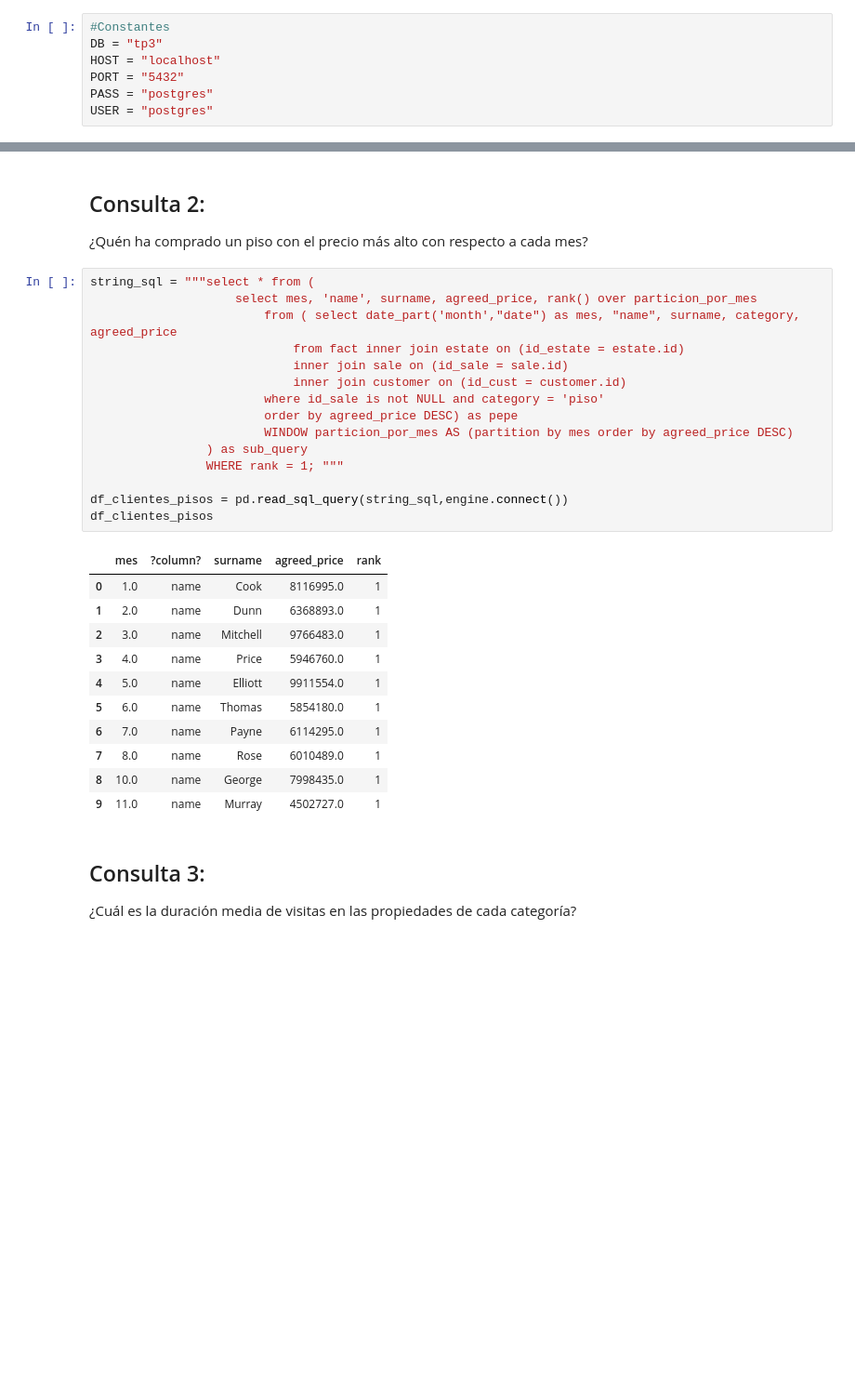
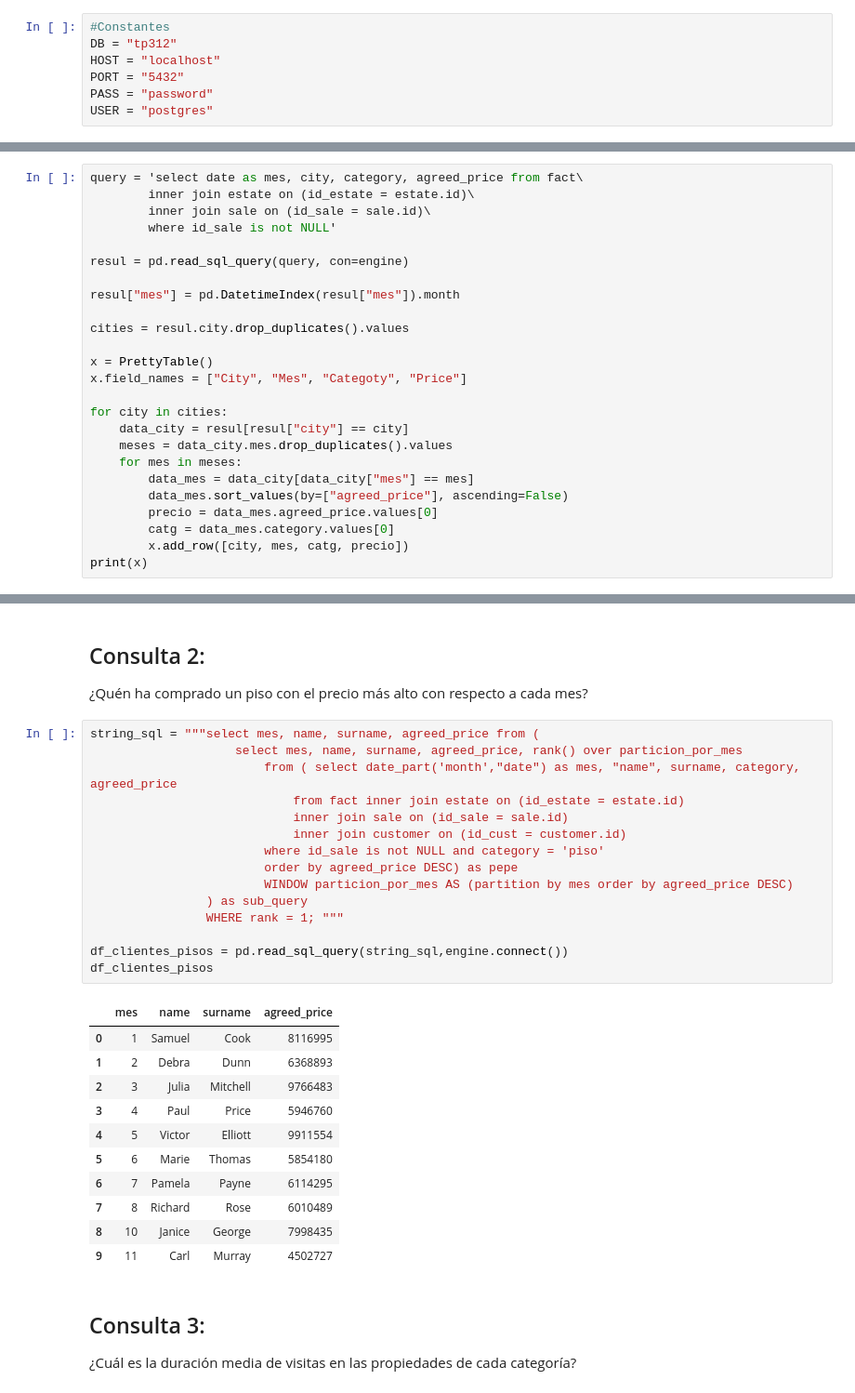
Before and after one commit to rhuincalef/dss_2016, a Jupyter notebook: TP3/Resolución - Punto1.2.ipynb, the cells around one changed output, grey strips where cells are left out. Shown at 93% size. Saved outputs shown, nothing was run; the diff lists cells and outputs as text; blank space fills up the shorter version.

```diff
--- a/TP3/Resolución - Punto1.2.ipynb
+++ b/TP3/Resolución - Punto1.2.ipynb
@@ -7,9 +8,9 @@ from sqlalchemy import exc
 # %%
 #Constantes
-DB = "tp3"
+DB = "tp312"
 HOST = "localhost"
 PORT = "5432"
-PASS = "postgres"
+PASS = "password"
 USER = "postgres"
 # %% [markdown]
 # Diagrama de DW  - Inmobiliaria
@@ -112,0 +112,25 @@ no funciono
+# %%
+query = 'select date as mes, city, category, agreed_price from fact\
+        inner join estate on (id_estate = estate.id)\
+        inner join sale on (id_sale = sale.id)\
+        where id_sale is not NULL'
+
+resul = pd.read_sql_query(query, con=engine)
+
+resul["mes"] = pd.DatetimeIndex(resul["mes"]).month
+
+cities = resul.city.drop_duplicates().values
+
+x = PrettyTable()
+x.field_names = ["City", "Mes", "Categoty", "Price"]
+
+for city in cities:
+    data_city = resul[resul["city"] == city]
+    meses = data_city.mes.drop_duplicates().values
+    for mes in meses:
+        data_mes = data_city[data_city["mes"] == mes]
+        data_mes.sort_values(by=["agreed_price"], ascending=False)
+        precio = data_mes.agreed_price.values[0]
+        catg = data_mes.category.values[0]
+        x.add_row([city, mes, catg, precio])
+print(x)
@@ -114,32 +156,32 @@ no funciono
 ## Consulta 2:
 ¿Quén ha comprado un piso con el precio más alto con respecto a cada mes?
 # %%
-string_sql = """select * from (
-                    select mes, 'name', surname, agreed_price, rank() over particion_por_mes
+string_sql = """select mes, name, surname, agreed_price from (
+                    select mes, name, surname, agreed_price, rank() over particion_por_mes
                         from ( select date_part('month',"date") as mes, "name", surname, category, agreed_price
                             from fact inner join estate on (id_estate = estate.id)
                             inner join sale on (id_sale = sale.id)
                             inner join customer on (id_cust = customer.id)
                         where id_sale is not NULL and category = 'piso'
                         order by agreed_price DESC) as pepe
                         WINDOW particion_por_mes AS (partition by mes order by agreed_price DESC)
                 ) as sub_query
                 WHERE rank = 1; """
 
 df_clientes_pisos = pd.read_sql_query(string_sql,engine.connect())
 df_clientes_pisos
 # %% [output]
-|  | mes | ?column? | surname | agreed_price | rank |
-| 0 | 1.0 | name | Cook | 8116995.0 | 1 |
-| 1 | 2.0 | name | Dunn | 6368893.0 | 1 |
-| 2 | 3.0 | name | Mitchell | 9766483.0 | 1 |
-| 3 | 4.0 | name | Price | 5946760.0 | 1 |
-| 4 | 5.0 | name | Elliott | 9911554.0 | 1 |
-| 5 | 6.0 | name | Thomas | 5854180.0 | 1 |
-| 6 | 7.0 | name | Payne | 6114295.0 | 1 |
-| 7 | 8.0 | name | Rose | 6010489.0 | 1 |
-| 8 | 10.0 | name | George | 7998435.0 | 1 |
-| 9 | 11.0 | name | Murray | 4502727.0 | 1 |
+|  | mes | name | surname | agreed_price |
+| 0 | 1 | Samuel | Cook | 8116995 |
+| 1 | 2 | Debra | Dunn | 6368893 |
+| 2 | 3 | Julia | Mitchell | 9766483 |
+| 3 | 4 | Paul | Price | 5946760 |
+| 4 | 5 | Victor | Elliott | 9911554 |
+| 5 | 6 | Marie | Thomas | 5854180 |
+| 6 | 7 | Pamela | Payne | 6114295 |
+| 7 | 8 | Richard | Rose | 6010489 |
+| 8 | 10 | Janice | George | 7998435 |
+| 9 | 11 | Carl | Murray | 4502727 |
 # %% [markdown]
 ## Consulta 3:
 ¿Cuál es la duración media de visitas en las propiedades de cada categoría?
```
Also changed, not shown: parts of 4 cells of this notebook.
